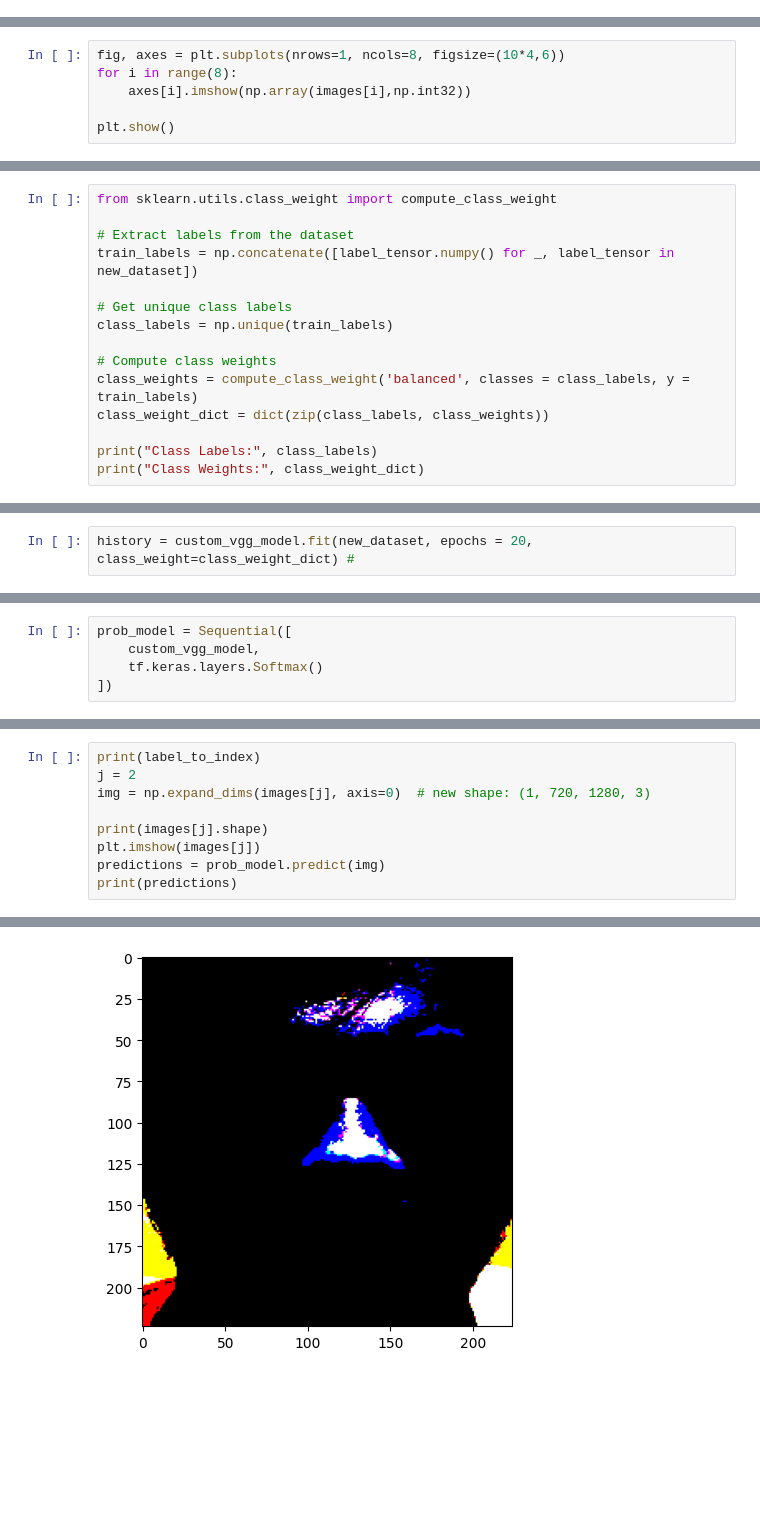
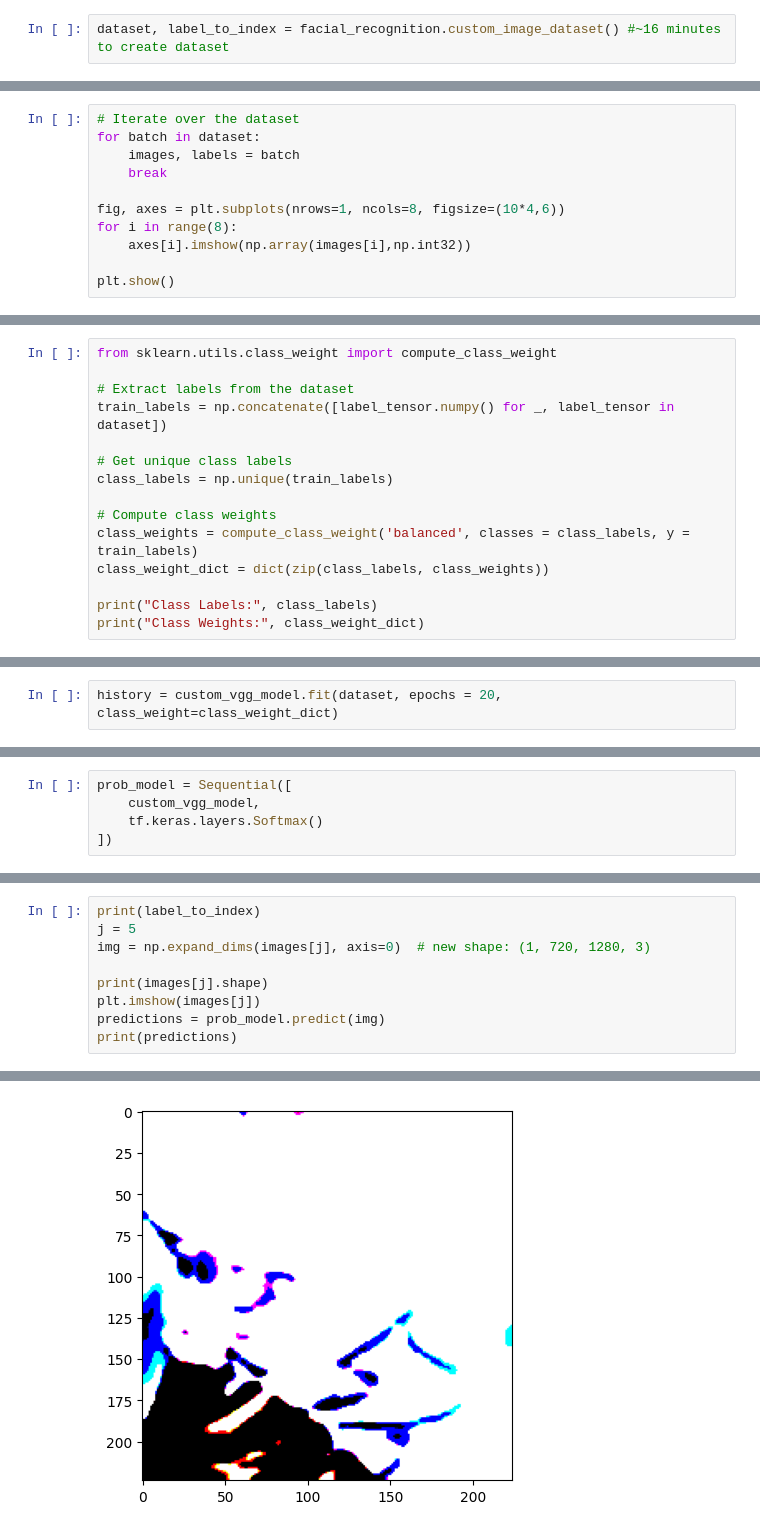
Before and after one commit to RavindraB55/Facial-Recognition, a Jupyter notebook: facial-recognition.ipynb, the cells around one changed output, grey strips where cells are left out. Drawn from its saved outputs; the diff is of its cells as text; blank space fills up the shorter version.

```diff
--- a/facial-recognition.ipynb
+++ b/facial-recognition.ipynb
@@ -424,0 +159,2 @@ for batch in new_dataset:
+# %%
+dataset, label_to_index = facial_recognition.custom_image_dataset() #~16 minutes to create dataset
@@ -425,4 +183,9 @@ for batch in new_dataset:
 # %%
+# Iterate over the dataset
+for batch in dataset:
+    images, labels = batch
+    break
+
 fig, axes = plt.subplots(nrows=1, ncols=8, figsize=(10*4,6))
 for i in range(8):
     axes[i].imshow(np.array(images[i],np.int32))
@@ -502,7 +262,7 @@ custom_vgg_model.compile(optimizer=Adam(learning_rate = learning_rate),
 from sklearn.utils.class_weight import compute_class_weight
 
 # Extract labels from the dataset
-train_labels = np.concatenate([label_tensor.numpy() for _, label_tensor in new_dataset])
+train_labels = np.concatenate([label_tensor.numpy() for _, label_tensor in dataset])
 
 # Get unique class labels
 class_labels = np.unique(train_labels)
@@ -519,4 +279,4 @@ Class Weights: {0: 2.7395833333333335, 1: 0.3354591836734694, 2: 3.4605263157894
 # %%
-history = custom_vgg_model.fit(new_dataset, epochs = 20, class_weight=class_weight_dict) #
+history = custom_vgg_model.fit(dataset, epochs = 20, class_weight=class_weight_dict)
 # %% [output]
 Epoch 1/20
@@ -601,7 +311,7 @@ Clipping input data to the valid range for imshow with RGB data ([0..1] for floa
 [figure]
 # %%
 print(label_to_index)
-j = 2
+j = 5
 img = np.expand_dims(images[j], axis=0)  # new shape: (1, 720, 1280, 3)
 
 print(images[j].shape)
@@ -617 +327 @@ Clipping input data to the valid range for imshow with RGB data ([0..1] for floa
-[figure, old version]
+[figure, new version]
```
Also changed, not shown: parts of 30 cells of this notebook, 3 other files.
